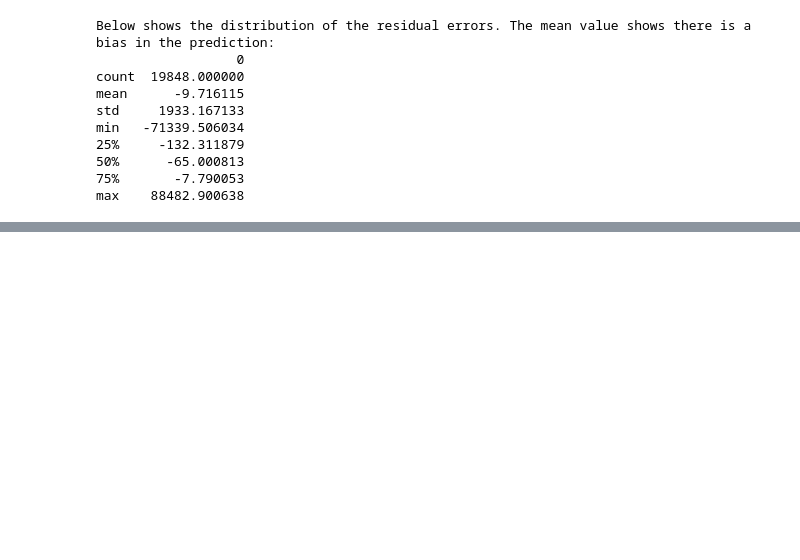
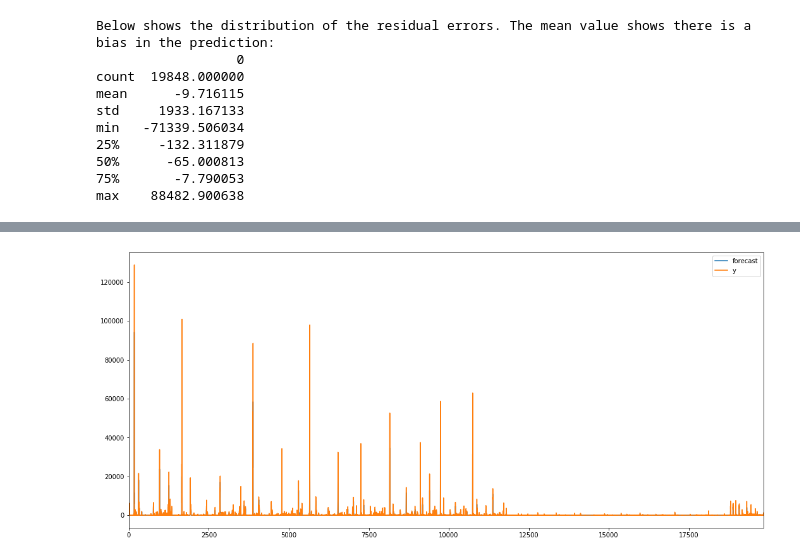
Before and after one commit to lumeihong/CampaignTimeSeries, a Jupyter notebook: task2 solution/forecast_analysis_ver3.ipynb, the cells around one changed output, grey strips where cells are left out. Drawn from its saved outputs; the diff is of its cells as text; code cells hidden in the pictures; blank space fills up the shorter version.

```diff
--- a/task2 solution/forecast_analysis_ver3.ipynb
+++ b/task2 solution/forecast_analysis_ver3.ipynb
@@ -317,0 +354,5 @@ plt.show()
+# %%
+model_fit.plot_predict(dynamic=False)
+plt.show()
+# %% [output]
+[figure, added]
```
Also changed, not shown: parts of 3 cells of this notebook, 2 other files.
